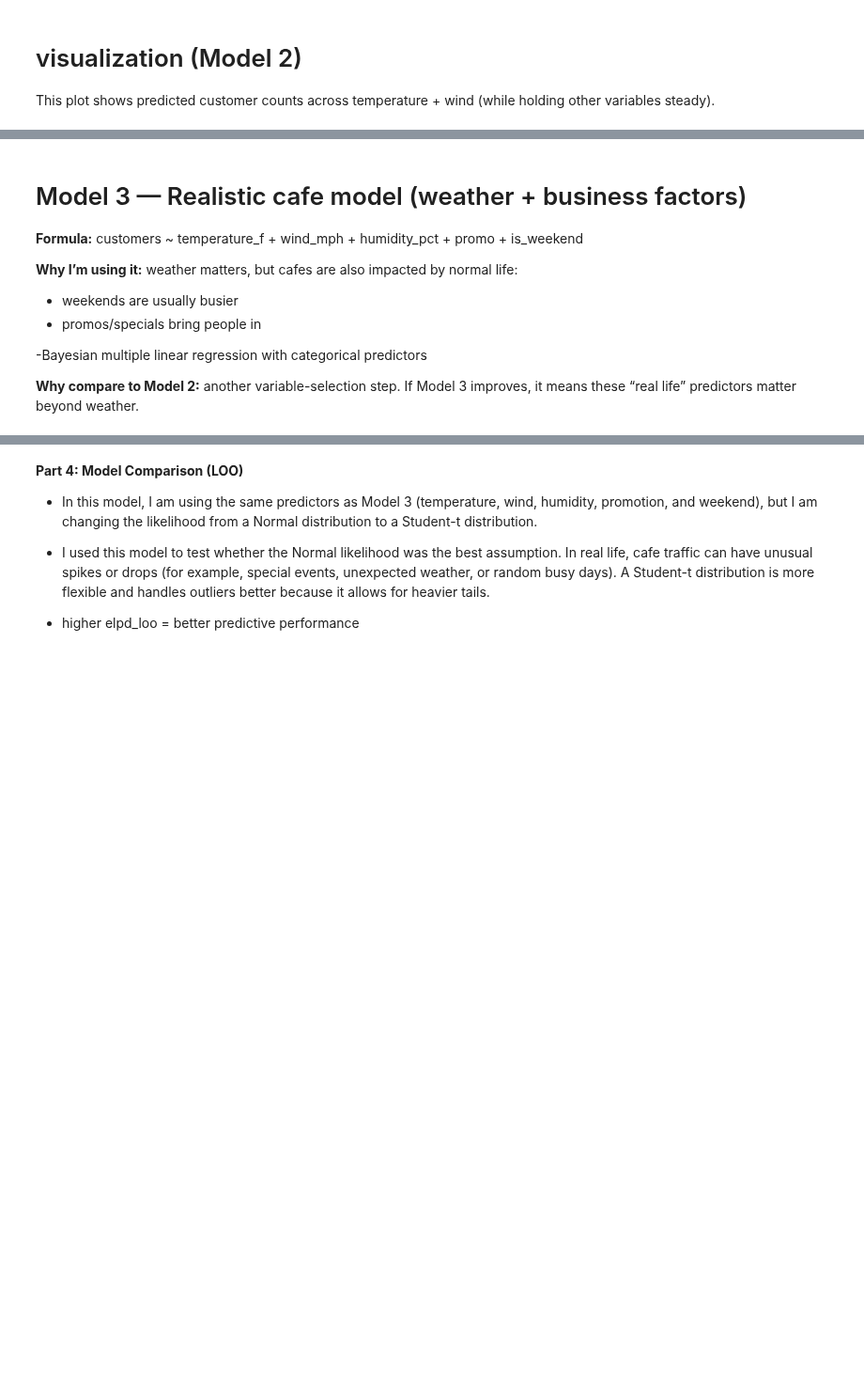
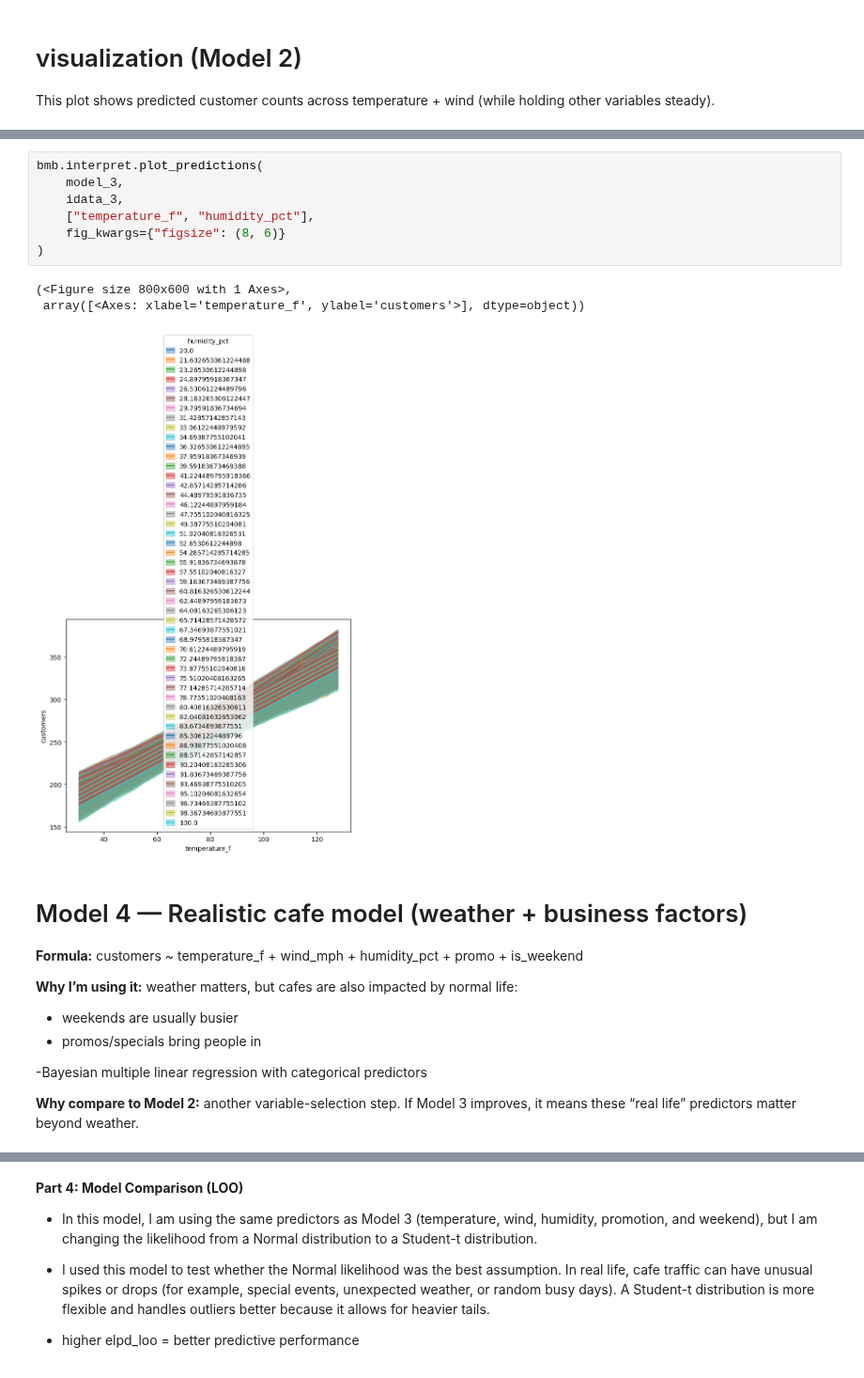
Before and after one commit to rumijay/Data-Science-2025, a Jupyter notebook: Unit6Project.ipynb, the cells around one changed output, grey strips where cells are left out. Shown at 94% size. Drawn from its saved outputs; the diff is of its cells as text; blank space fills up the shorter version.

```diff
--- a/Unit6Project.ipynb
+++ b/Unit6Project.ipynb
@@ -130,5 +146,16 @@ bmb.interpret.plot_predictions(
+# %%
+bmb.interpret.plot_predictions(
+    model_3,
+    idata_3,
+    ["temperature_f", "humidity_pct"],
+    fig_kwargs={"figsize": (8, 6)}
+)
+# %% [output]
+(<Figure size 800x600 with 1 Axes>,
+ array([<Axes: xlabel='temperature_f', ylabel='customers'>], dtype=object))
+[figure, added]
 # %% [markdown]
-# Model 3 — Realistic cafe model (weather + business factors)
+# Model 4 — Realistic cafe model (weather + business factors)
 
 **Formula:** customers ~ temperature_f + wind_mph + humidity_pct + promo + is_weekend
 
```
Also changed, not shown: parts of 13 cells of this notebook.
